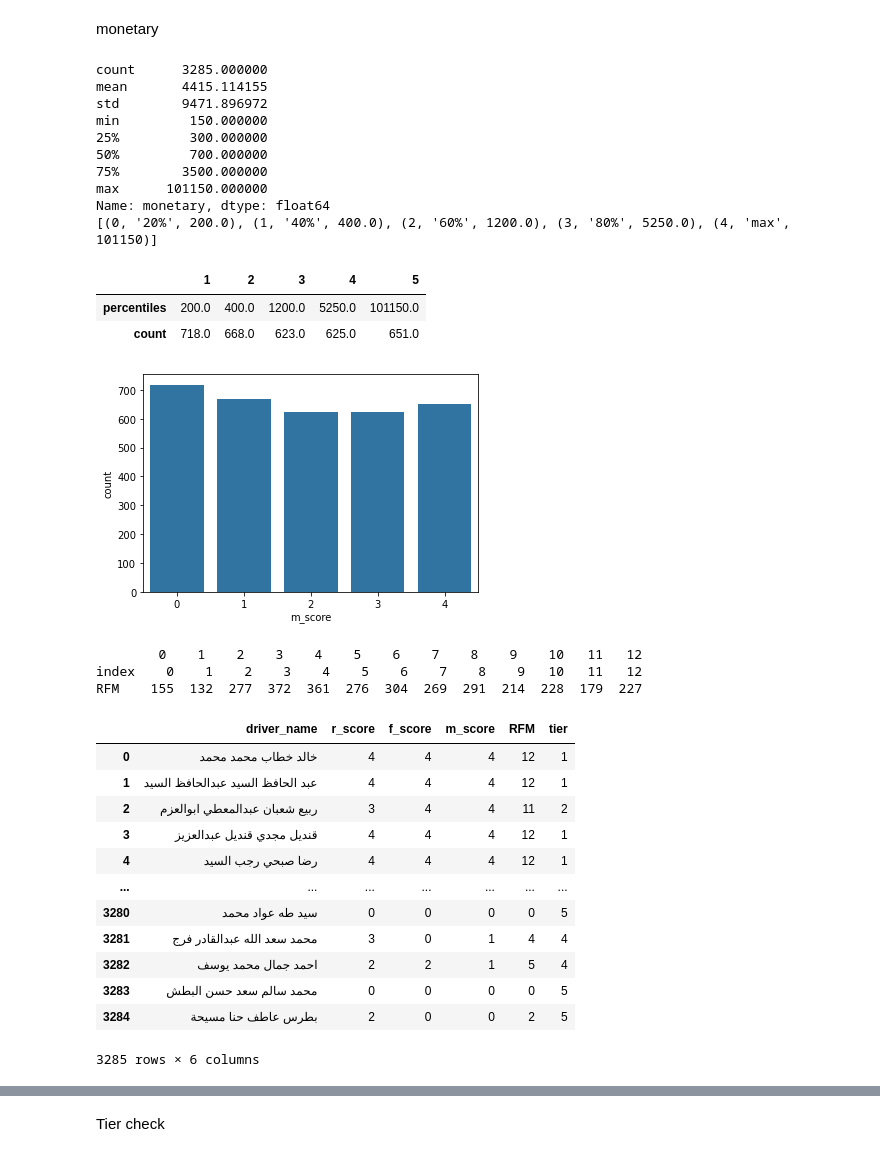
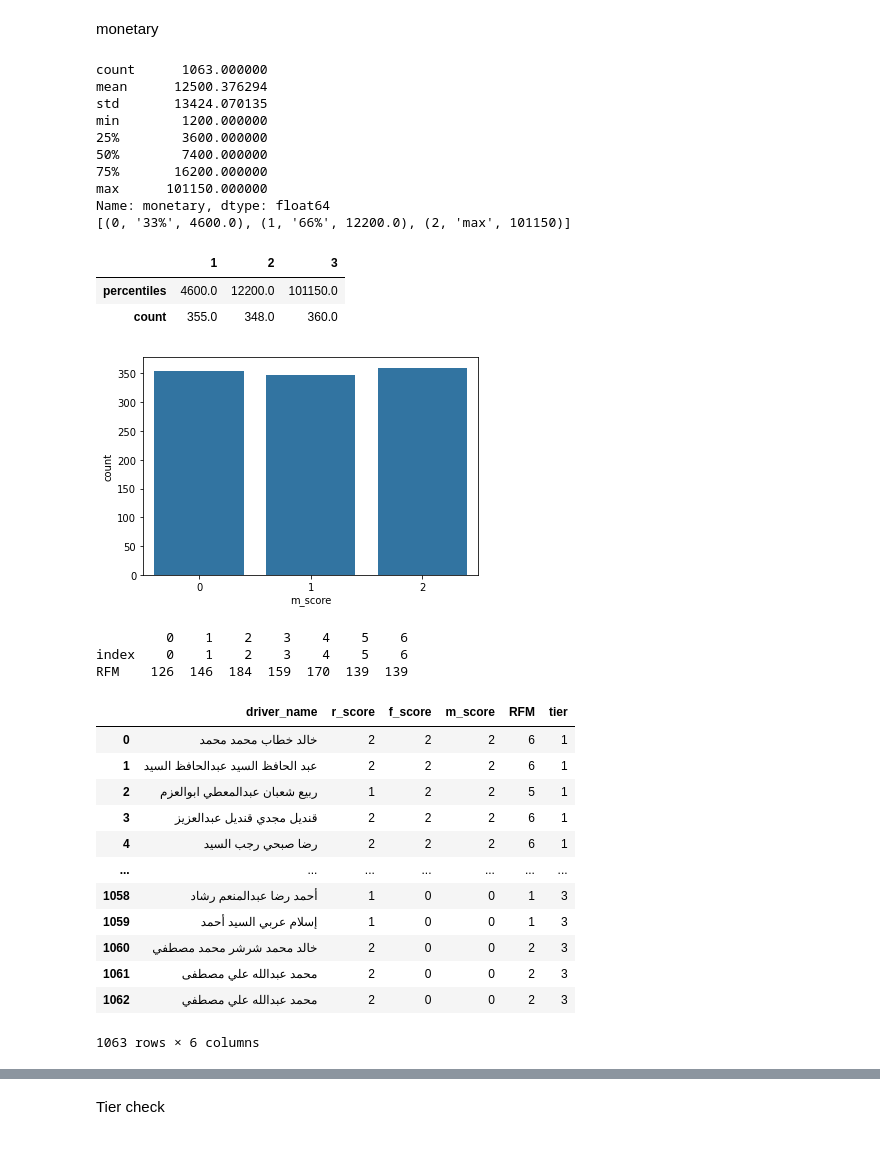
Before and after one commit to AhmedAminILLA/due_dilligence_2, a Jupyter notebook: due_dilligence2_(driver_analysis).ipynb, the cells around one changed output, grey strips where cells are left out. Cells and saved outputs as stored; diff of their text form; code cells hidden in the pictures.

```diff
--- a/due_dilligence2_(driver_analysis).ipynb
+++ b/due_dilligence2_(driver_analysis).ipynb
@@ -49,9 +73,10 @@ df_dstatus = df_dstatus.rename(columns = {"Driver Name":"driver_name"})
 # %%
 df = pd.concat([df1,df2], axis = 0)
-df = pd.concat([df,df3], axis = 0)
+# df = pd.concat([df,df3], axis = 0)
 df["trip_date"]= pd.to_datetime(df["trip_date"])
 df["month_year"] = df["trip_date"].dt.strftime('%m/%Y').astype('datetime64')
 df= df[df["trips_status"].isin(["Completed", "Not_loaded","Not_requested"])]
+df["truck_type"] = df["truck_type"].fillna("none")
 df["trucks"] = df["truck_type"].apply(check_truck)
 # %%
 print(df["trip_date"].min())
@@ -382,6 +387,11 @@ driver_data["rel_recency"] = np.round(1 - (driver_data["recency"] / driver_data[
 driver_data= driver_data.iloc[:,[0,1,2,4,5,6,7,8,3,10,9,11,12,13,14]]
 driver_data= driver_data.replace([np.inf, -np.inf], np.nan)
 driver_data = driver_data.fillna(0)
+driver_data["trips/month"]=driver_data["trip_count"]/driver_data["unique_months"]
+
+
+###############Emeira's Adjustments [condition excluding <10 trips (trials)]
+driver_data = driver_data[(driver_data["trip_count"]>10)].reset_index(drop=True)
 driver_data
 # %% [output]
 |  | driver_name | trip_count | distance | unique_months | last_trip | first_trip | unique_days | lifetime | ... |
@@ -462,18 +472,18 @@ rfm['driver_name'] = driver_data.driver_name
 recency
 # %%
 print(driver_data.recency.describe())
-r_bins, r_cols = create_p(driver_data, "recency",-1,20,40,60,80)
+r_bins, r_cols = create_p(driver_data, "recency",-1,33,66)
 print(r_bins)
 rfm["r_score"] = pd.cut(driver_data["recency"],
                                        bins=r_bins,
-                                       labels=[4,3,2,1,0],duplicates='drop').astype(int)
+                                       labels=[2,1,0],duplicates='drop').astype(int)
 color = sns.color_palette()[0]
 sns.countplot(rfm['r_score'], color = color)
 dfr = rfm["r_score"].value_counts().sort_index().reset_index().transpose().drop(index = "index", axis =0).astype("int")
 dfr = dfr.append(pd.Series(r_cols), ignore_index = True)
 dfr = dfr.reindex([1,0]).reset_index(drop =True).rename(index = {0:'percentiles', 1:' count'})
 #
-dfr.columns = [5,4,3,2,1]
+dfr.columns = [3,2,1]
 #
 dfr
 # %% [output]
@@ -514,18 +524,18 @@ rel recency
 frequency
 # %%
 print(driver_data.frequency.describe())
-f_bins, f_cols = create_p(driver_data, "frequency",-1,20,40,60,80)
+f_bins, f_cols = create_p(driver_data, "frequency",-1,33,66)
 print(f_bins)
 #????
 rfm["f_score"] = pd.cut(driver_data["frequency"],
                                        bins=f_bins,
-                                       labels=[0,1,2,3,4])#.astype(int)
+                                       labels=[0,1,2])#.astype(int)
 rfm["f_score"].value_counts()
 sns.countplot(rfm['f_score'], color = color)
 dfs = rfm["f_score"].value_counts().sort_index().reset_index().transpose().drop(index = "index", axis =0).astype("int")
 dfs = dfs.append(pd.Series(f_cols), ignore_index = True)
 dfs = dfs.reindex([1,0]).reset_index(drop =True).rename(index = {0:'percentiles', 1:' count'})
 #
-dfs.columns = [1,2,3,4,5]
+dfs.columns = [1,2,3]
 dfs
 # %% [output]
@@ -602,62 +612,62 @@ log monetary
 monetary
 # %%
 print(driver_data.monetary.describe())
-c_bins, c_cols = create_p(driver_data, "monetary",-1,20,40,60,80)
+c_bins, c_cols = create_p(driver_data, "monetary",-1,33,66)
 c_bins
 #????
 rfm["m_score"] = pd.cut(driver_data["monetary"],
                                        bins=c_bins,
-                                       labels=[0,1, 2, 3,4])#.astype("int")
+                                       labels=[0,1, 2])#.astype("int")
 rfm["m_score"].value_counts()
 rfm["m_score"].value_counts()
 sns.countplot(rfm['m_score'], color = color)
 dfc = rfm["m_score"].value_counts().sort_index().reset_index().transpose().drop(index = "index", axis =0).astype("int")
 dfc = dfc.append(pd.Series(c_cols), ignore_index = True)
 dfc = dfc.reindex([1,0]).reset_index(drop =True).rename(index = {0:'percentiles', 1:' count'})
-dfc.columns = [1,2,3,4,5]
+dfc.columns = [1,2,3]
 dfc
 # %% [output]
-count      3285.000000
-mean       4415.114155
-std        9471.896972
-min         150.000000
-25%         300.000000
-50%         700.000000
-75%        3500.000000
+count      1063.000000
+mean      12500.376294
+std       13424.070135
+min        1200.000000
+25%        3600.000000
+50%        7400.000000
+75%       16200.000000
 max      101150.000000
 Name: monetary, dtype: float64
-[(0, '20%', 200.0), (1, '40%', 400.0), (2, '60%', 1200.0), (3, '80%', 5250.0), (4, 'max', 101150)]
+[(0, '33%', 4600.0), (1, '66%', 12200.0), (2, 'max', 101150)]
-|  | 1 | 2 | 3 | 4 | 5 |
-| percentiles | 200.0 | 400.0 | 1200.0 | 5250.0 | 101150.0 |
-| count | 718.0 | 668.0 | 623.0 | 625.0 | 651.0 |
+|  | 1 | 2 | 3 |
+| percentiles | 4600.0 | 12200.0 | 101150.0 |
+| count | 355.0 | 348.0 | 360.0 |
-[figure, old version]
+[figure, new version]
 # %%
 rfm["r_score"]= rfm["r_score"].astype("int")
 rfm["f_score"]= rfm["f_score"].astype("int")
 rfm["m_score"]= rfm["m_score"].astype("int")
 rfm["RFM"] = rfm["r_score"] + rfm["f_score"]+rfm["m_score"]
-rfm["tier"]= rfm["RFM"].apply(lambda x : 5 if x <=2 else 4 if x<=5 else 3 if x <=8 else 2if x <=11 else 1)
+rfm["tier"]= rfm["RFM"].apply(lambda x : 3 if x <=2 else 2 if x<=4 else 1 )
 print(rfm["RFM"].value_counts().sort_index().reset_index().transpose())
 # print(rfm["RFM"].value_counts().reset_index().T)
 rfm.to_csv("rfm.csv")
 rfm
 # %% [output]
-        0    1    2    3    4    5    6    7    8    9    10   11   12
-index    0    1    2    3    4    5    6    7    8    9   10   11   12
-RFM    155  132  277  372  361  276  304  269  291  214  228  179  227
+         0    1    2    3    4    5    6
+index    0    1    2    3    4    5    6
+RFM    126  146  184  159  170  139  139
 |  | driver_name | r_score | f_score | m_score | RFM | tier |
-| 0 | خالد خطاب محمد محمد | 4 | 4 | 4 | 12 | 1 |
-| 1 | عبد الحافظ السيد عبدالحافظ السيد | 4 | 4 | 4 | 12 | 1 |
-| 2 | ربيع شعبان عبدالمعطي ابوالعزم | 3 | 4 | 4 | 11 | 2 |
-| 3 | قنديل مجدي قنديل عبدالعزيز | 4 | 4 | 4 | 12 | 1 |
-| 4 | رضا صبحي رجب السيد | 4 | 4 | 4 | 12 | 1 |
+| 0 | خالد خطاب محمد محمد | 2 | 2 | 2 | 6 | 1 |
+| 1 | عبد الحافظ السيد عبدالحافظ السيد | 2 | 2 | 2 | 6 | 1 |
+| 2 | ربيع شعبان عبدالمعطي ابوالعزم | 1 | 2 | 2 | 5 | 1 |
+| 3 | قنديل مجدي قنديل عبدالعزيز | 2 | 2 | 2 | 6 | 1 |
+| 4 | رضا صبحي رجب السيد | 2 | 2 | 2 | 6 | 1 |
 | ... | ... | ... | ... | ... | ... | ... |
-| 3280 | سيد طه عواد محمد | 0 | 0 | 0 | 0 | 5 |
-| 3281 | محمد سعد الله عبدالقادر فرج | 3 | 0 | 1 | 4 | 4 |
-| 3282 | احمد جمال محمد يوسف | 2 | 2 | 1 | 5 | 4 |
-| 3283 | محمد سالم سعد حسن البطش | 0 | 0 | 0 | 0 | 5 |
-| 3284 | بطرس عاطف حنا مسيحة | 2 | 0 | 0 | 2 | 5 |
+| 1058 | أحمد رضا عبدالمنعم رشاد | 1 | 0 | 0 | 1 | 3 |
+| 1059 | إسلام عربي السيد أحمد | 1 | 0 | 0 | 1 | 3 |
+| 1060 | خالد محمد شرشر محمد مصطفي | 2 | 0 | 0 | 2 | 3 |
+| 1061 | محمد عبدالله علي مصطفى | 2 | 0 | 0 | 2 | 3 |
+| 1062 | محمد عبدالله علي مصطفي | 2 | 0 | 0 | 2 | 3 |
-3285 rows × 6 columns
+1063 rows × 6 columns
 # %%
 driver_data2 = driver_data.merge(rfm, on = "driver_name")
 driver_data2
```
Also changed, not shown: parts of 36 cells of this notebook, 7 other files.
